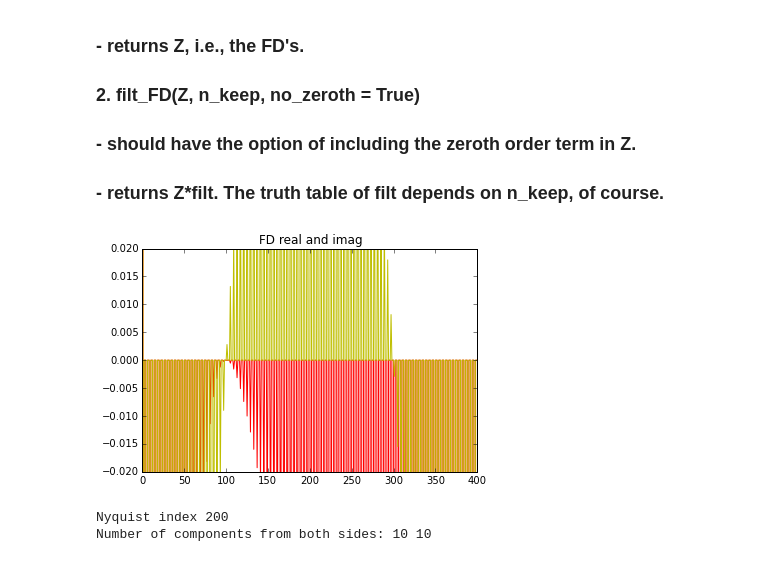
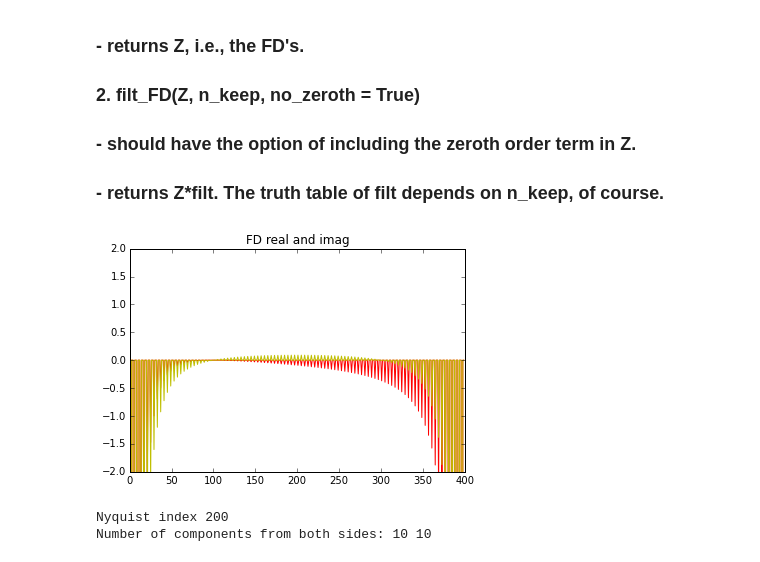
Before and after one commit to compphys-jvbaca/comp-phys, a Jupyter notebook: PhysPy-wk12_2015.ipynb, the cells around one changed output. Drawn from its saved outputs; the diff is of its cells as text; code cells hidden in the pictures.

```diff
--- a/PhysPy-wk12_2015.ipynb
+++ b/PhysPy-wk12_2015.ipynb
@@ -136,32 +136,32 @@ Note: I'm take the same number of component from the low and high ends: 10 10
 # %%
 def FD(x, y, plot_FD = False, y_lim = None):
 
     import numpy as np
     N = len(x)
     n = np.arange(N)
 
     z = x + y*1j
     Z = np.fft.fft(z)
 
 
     if plot_FD == False:
         return Z
 
     plt.figure()
     plt.title('FD real and imag')
     plt.plot(Z.real, 'r-')
     plt.plot(Z.imag, 'y-')
 
 
     if y_lim != None:
         plt.ylim([-y_lim, y_lim])
 
     return Z
 
 
-Z = FD(x, y, plot_FD = True, y_lim = .02)
+Z = FD(x, y, plot_FD = True, y_lim = 2)
 # %% [output]
-[figure, old version]
+[figure, new version]
 # %%
 %matplotlib inline
 
```
Also changed, not shown: parts of 12 cells of this notebook, 2 other files.
